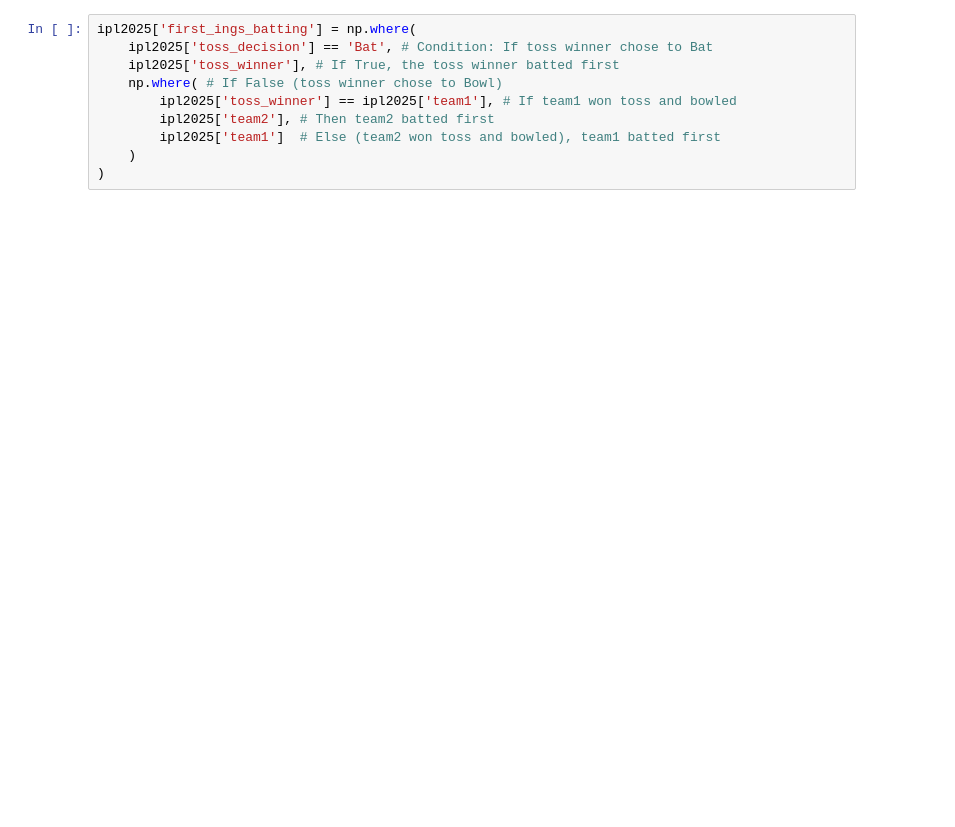
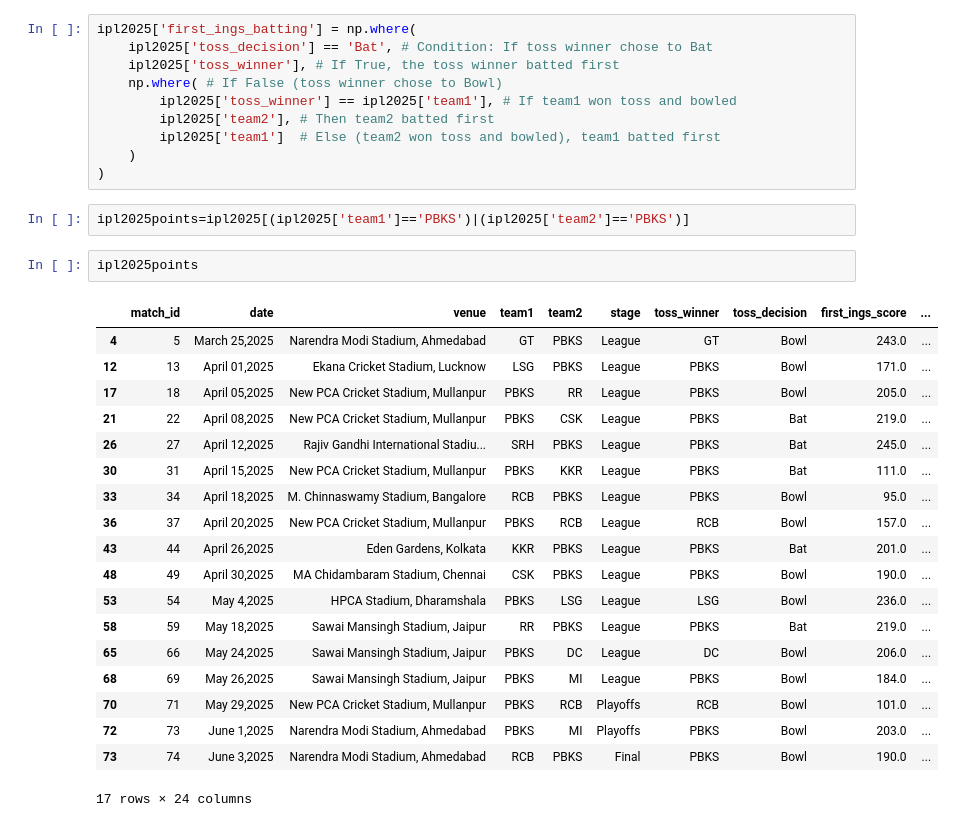
Before and after one commit to ag22042008/data-Science-notebooks, a Jupyter notebook: ipl2025.ipynb, the cells around one changed output. Cells and saved outputs as stored; diff of their text form; blank space fills up the shorter version.

```diff
--- a/ipl2025.ipynb
+++ b/ipl2025.ipynb
@@ -361,3 +439,27 @@ ipl2025['first_ings_batting'] = np.where(
         ipl2025['team1']  # Else (team2 won toss and bowled), team1 batted first
     )
 )
+# %%
+ipl2025points=ipl2025[(ipl2025['team1']=='PBKS')|(ipl2025['team2']=='PBKS')]
+# %%
+ipl2025points
+# %% [output]
+|  | match_id | date | venue | team1 | team2 | stage | toss_winner | toss_decision | first_ings_score | ... |
+| 4 | 5 | March 25,2025 | Narendra Modi Stadium, Ahmedabad | GT | PBKS | League | GT | Bowl | 243.0 | ... |
+| 12 | 13 | April 01,2025 | Ekana Cricket Stadium, Lucknow | LSG | PBKS | League | PBKS | Bowl | 171.0 | ... |
+| 17 | 18 | April 05,2025 | New PCA Cricket Stadium, Mullanpur | PBKS | RR | League | PBKS | Bowl | 205.0 | ... |
+| 21 | 22 | April 08,2025 | New PCA Cricket Stadium, Mullanpur | PBKS | CSK | League | PBKS | Bat | 219.0 | ... |
+| 26 | 27 | April 12,2025 | Rajiv Gandhi International Stadiu... | SRH | PBKS | League | PBKS | Bat | 245.0 | ... |
+| 30 | 31 | April 15,2025 | New PCA Cricket Stadium, Mullanpur | PBKS | KKR | League | PBKS | Bat | 111.0 | ... |
+| 33 | 34 | April 18,2025 | M. Chinnaswamy Stadium, Bangalore | RCB | PBKS | League | PBKS | Bowl | 95.0 | ... |
+| 36 | 37 | April 20,2025 | New PCA Cricket Stadium, Mullanpur | PBKS | RCB | League | RCB | Bowl | 157.0 | ... |
+| 43 | 44 | April 26,2025 | Eden Gardens, Kolkata | KKR | PBKS | League | PBKS | Bat | 201.0 | ... |
+| 48 | 49 | April 30,2025 | MA Chidambaram Stadium, Chennai | CSK | PBKS | League | PBKS | Bowl | 190.0 | ... |
+| 53 | 54 | May 4,2025 | HPCA Stadium, Dharamshala | PBKS | LSG | League | LSG | Bowl | 236.0 | ... |
+| 58 | 59 | May 18,2025 | Sawai Mansingh Stadium, Jaipur | RR | PBKS | League | PBKS | Bat | 219.0 | ... |
+| 65 | 66 | May 24,2025 | Sawai Mansingh Stadium, Jaipur | PBKS | DC | League | DC | Bowl | 206.0 | ... |
+| 68 | 69 | May 26,2025 | Sawai Mansingh Stadium, Jaipur | PBKS | MI | League | PBKS | Bowl | 184.0 | ... |
+| 70 | 71 | May 29,2025 | New PCA Cricket Stadium, Mullanpur | PBKS | RCB | Playoffs | RCB | Bowl | 101.0 | ... |
+| 72 | 73 | June 1,2025 | Narendra Modi Stadium, Ahmedabad | PBKS | MI | Playoffs | PBKS | Bowl | 203.0 | ... |
+| 73 | 74 | June 3,2025 | Narendra Modi Stadium, Ahmedabad | RCB | PBKS | Final | PBKS | Bowl | 190.0 | ... |
+17 rows × 24 columns
```
Also changed, not shown: parts of 9 cells of this notebook.
